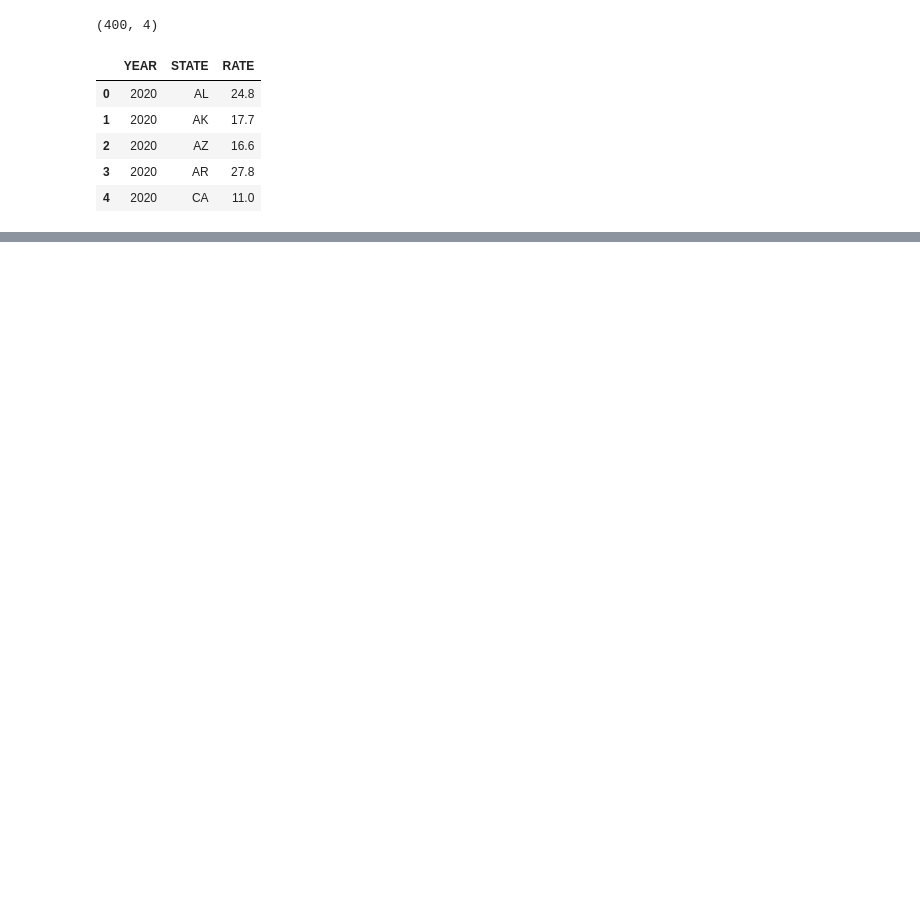
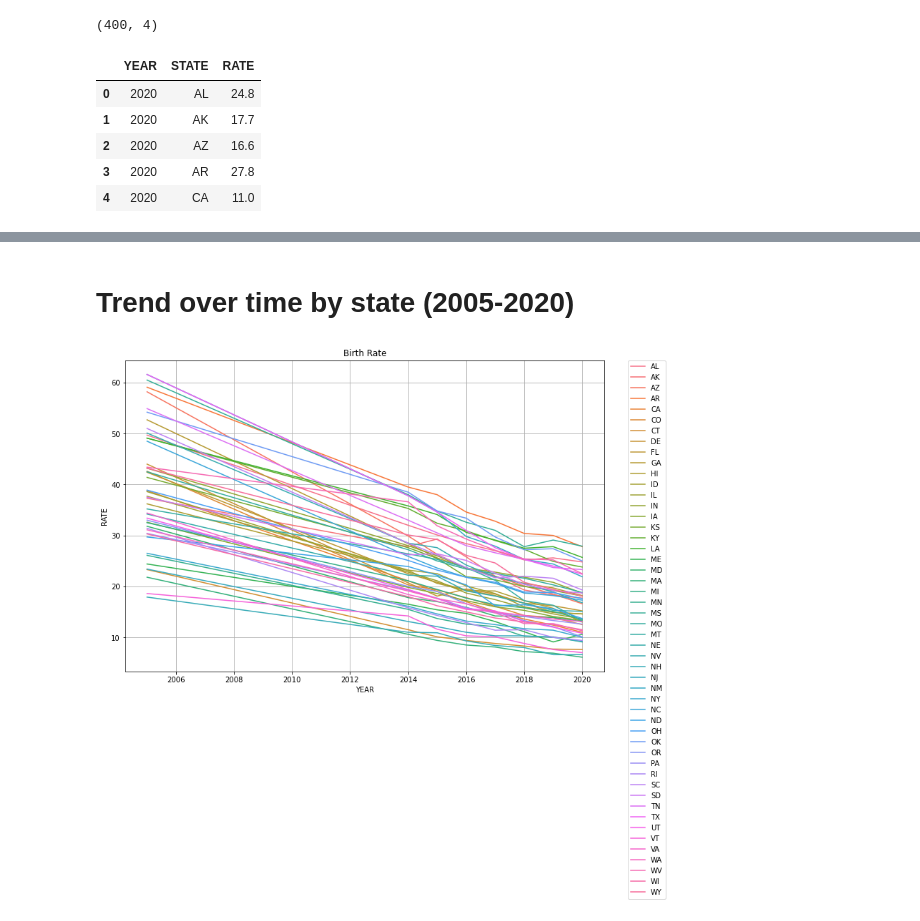
Before and after one commit to lucythuku/HappyCoders, a Jupyter notebook: Week 2/Data Wrangling- Lucy/Untitled.ipynb, the cells around one changed output, grey strips where cells are left out. Saved outputs shown, nothing was run; the diff lists cells and outputs as text; code cells hidden in the pictures; blank space fills up the shorter version.

```diff
--- a/Week 2/Data Wrangling- Lucy/Untitled.ipynb
+++ b/Week 2/Data Wrangling- Lucy/Untitled.ipynb
@@ -31,0 +103,11 @@ TeenBirthRates.head()
+# %% [markdown]
+# Trend over time by state (2005-2020)
+# %%
+plt.figure(figsize=(12,8))
+sns.lineplot('YEAR','RATE', hue ='STATE', data=TeenBirthRates)
+plt.grid()
+plt.title('Birth Rate')
+plt.legend(bbox_to_anchor=(1.05, 1), loc=2, borderaxespad=0.)
+plt.show()
+# %% [output]
+[figure, added]
```
Also changed, not shown: parts of 7 cells of this notebook.
